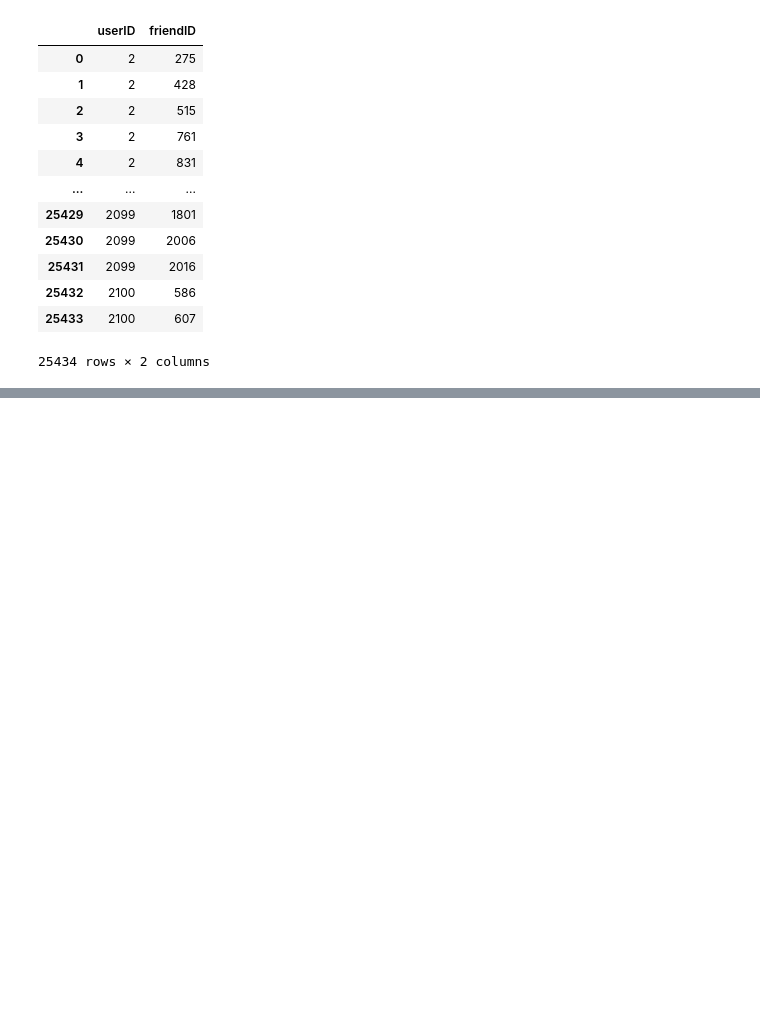
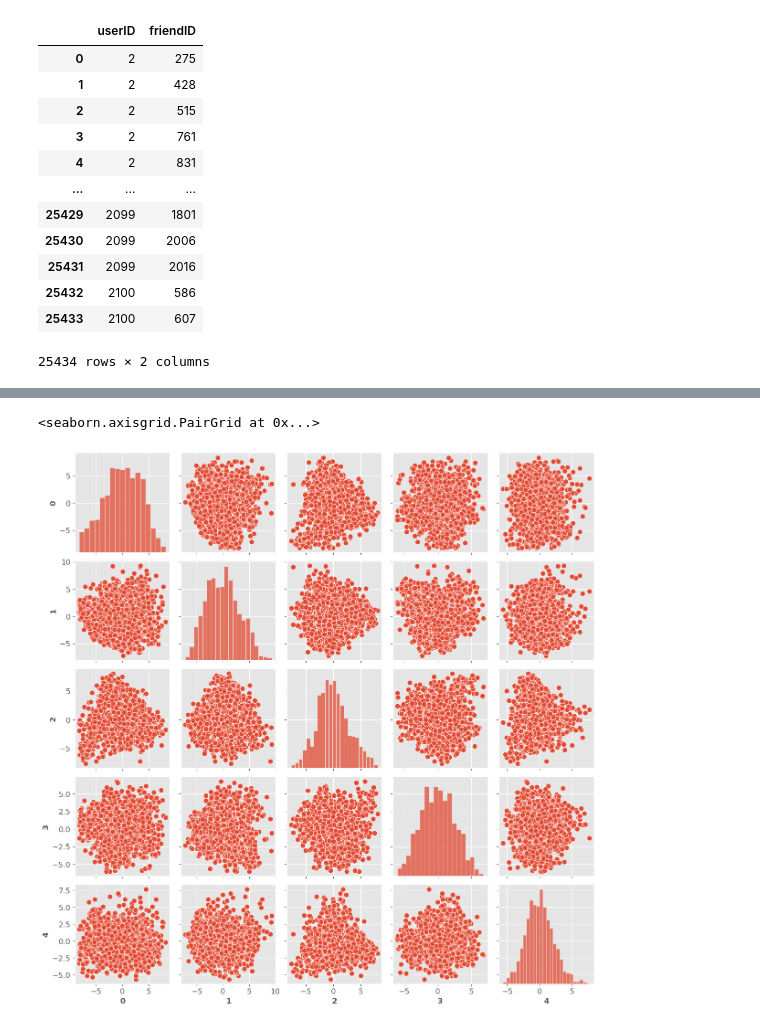
Before and after one commit to lynchp35/DS_4th_Year, a Jupyter notebook: CA4015/Assignment 3 Recommender Systems/02_further_data_analysis.ipynb, the cells around one changed output, grey strips where cells are left out. Cells and saved outputs as stored; diff of their text form; code cells hidden in the pictures; blank space fills up the shorter version.

```diff
--- a/CA4015/Assignment 3 Recommender Systems/02_further_data_analysis.ipynb
+++ b/CA4015/Assignment 3 Recommender Systems/02_further_data_analysis.ipynb
@@ -97,0 +259,7 @@ user_friend
+# %%
+top_tags_text = top_tags.drop(columns=["artistID"])
+top_tags_text["tags"] = top_tags_text.fillna(" ").T.apply(lambda row: ", ".join(row))
+top_tags_text = top_tags_text[["tags"]]
+# %%
+model = SentenceTransformer('distilbert-base-nli-mean-tokens')
+embeddings = model.encode(top_tags_text["tags"], show_progress_bar=True)
@@ -97,0 +316,7 @@ user_friend
+# %%
+X = np.array(embeddings)
+n_comp = 5
+pca = PCA(n_components=n_comp)
+pca.fit(X)
+pca_data = pd.DataFrame(pca.transform(X))
+pca_data.head()
@@ -97,0 +330,5 @@ user_friend
+# %%
+sns.pairplot(pca_data)
+# %% [output]
+<seaborn.axisgrid.PairGrid at 0x...>
+[figure, added]
```
Also changed, not shown: parts of 32 cells of this notebook, 2 other files.
